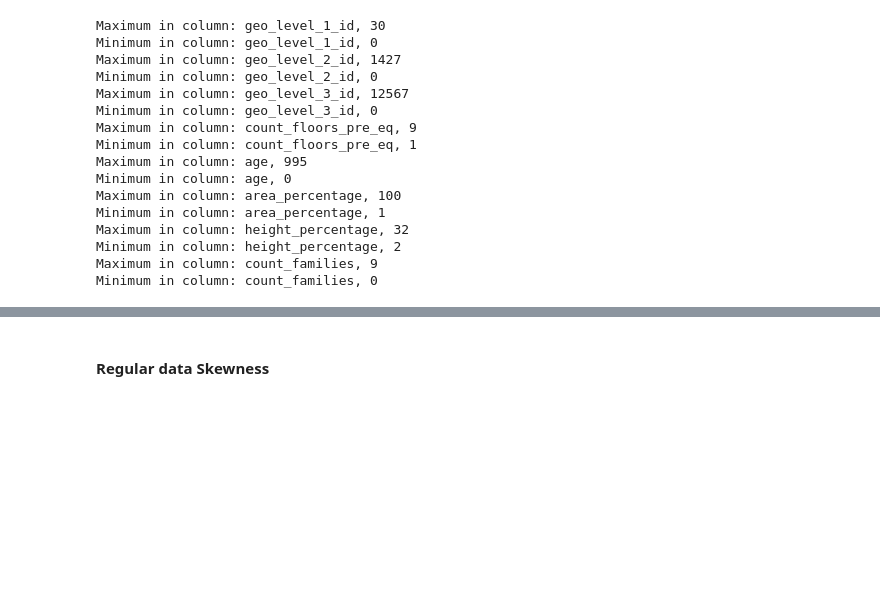
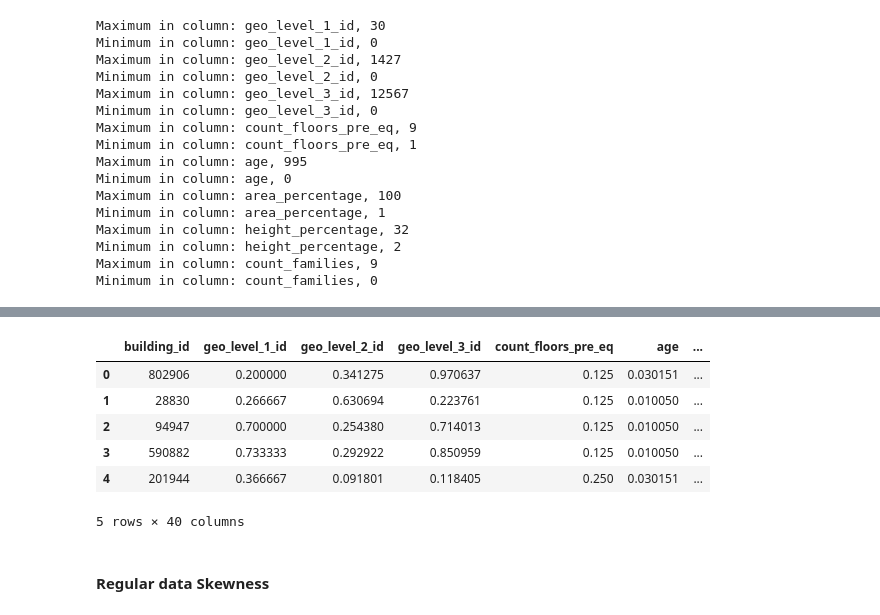
Before and after one commit to LewisT1424/Richters-Problem, a Jupyter notebook: main.ipynb, the cells around one changed output, grey strips where cells are left out. Cells and saved outputs as stored; diff of their text form; code cells hidden in the pictures; blank space fills up the shorter version.

```diff
--- a/main.ipynb
+++ b/main.ipynb
@@ -174,8 +174,8 @@ def standard_scaling(data, columns):
 def min_max_scaling(data, columns):
     mm_scaler = MinMaxScaler()
     mm_scaler.fit(data[columns])
-    scaled = mm_scaler.transform(data[columns])
-    return scaled
+    data[mm_scaler.get_feature_names_out()] = mm_scaler.transform(data[columns])
+    return data
 # %%
 # Check minimum and maximum of each column
 for col in uni_cols:
@@ -203,6 +213,19 @@ Minimum in column: count_families, 0
 df_rb_scaled = pd.DataFrame(robust_scaling(df, uni_cols), columns=uni_cols)
 df_st_scaled = pd.DataFrame(standard_scaling(df, uni_cols), columns=uni_cols)
 df_mm_scaled = pd.DataFrame(min_max_scaling(df, uni_cols), columns=uni_cols)
+# %%
+# Finalizing on MinMax Scaler due to no negative values in data
+df_scaled = min_max_scaling(data=df, columns=uni_cols)
+# %%
+df_scaled.head()
+# %% [output]
+|  | building_id | geo_level_1_id | geo_level_2_id | geo_level_3_id | count_floors_pre_eq | age | ... |
+| 0 | 802906 | 0.200000 | 0.341275 | 0.970637 | 0.125 | 0.030151 | ... |
+| 1 | 28830 | 0.266667 | 0.630694 | 0.223761 | 0.125 | 0.010050 | ... |
+| 2 | 94947 | 0.700000 | 0.254380 | 0.714013 | 0.125 | 0.010050 | ... |
+| 3 | 590882 | 0.733333 | 0.292922 | 0.850959 | 0.125 | 0.010050 | ... |
+| 4 | 201944 | 0.366667 | 0.091801 | 0.118405 | 0.250 | 0.030151 | ... |
+5 rows × 40 columns
 # %% [markdown]
 #### Regular data Skewness
 # %%
```
Also changed, not shown: parts of 12 cells of this notebook.
